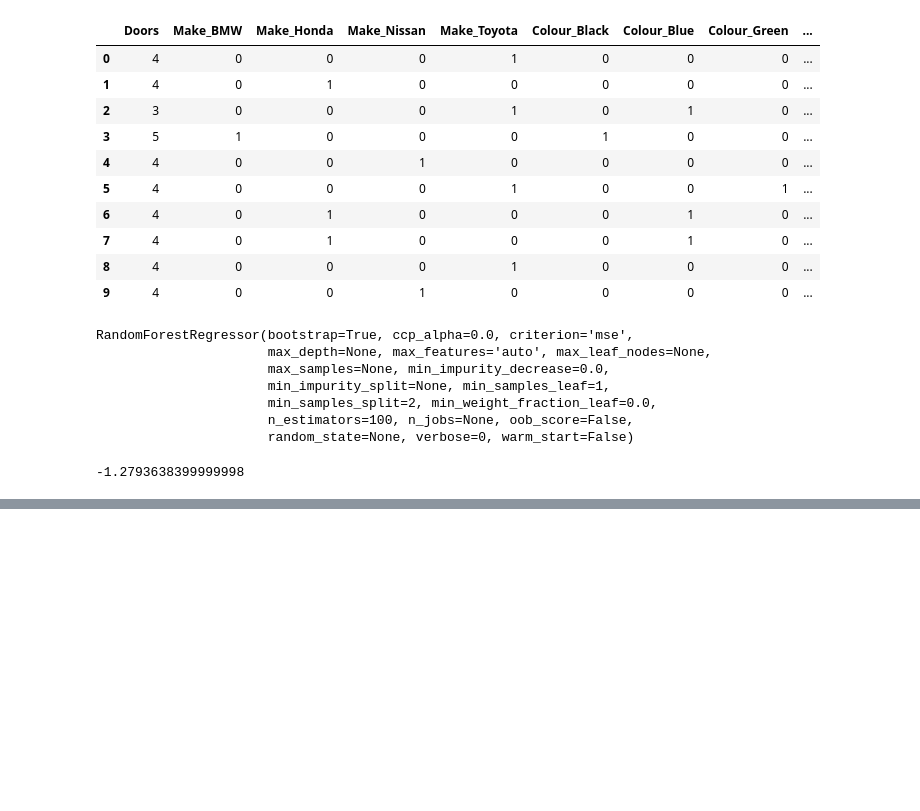
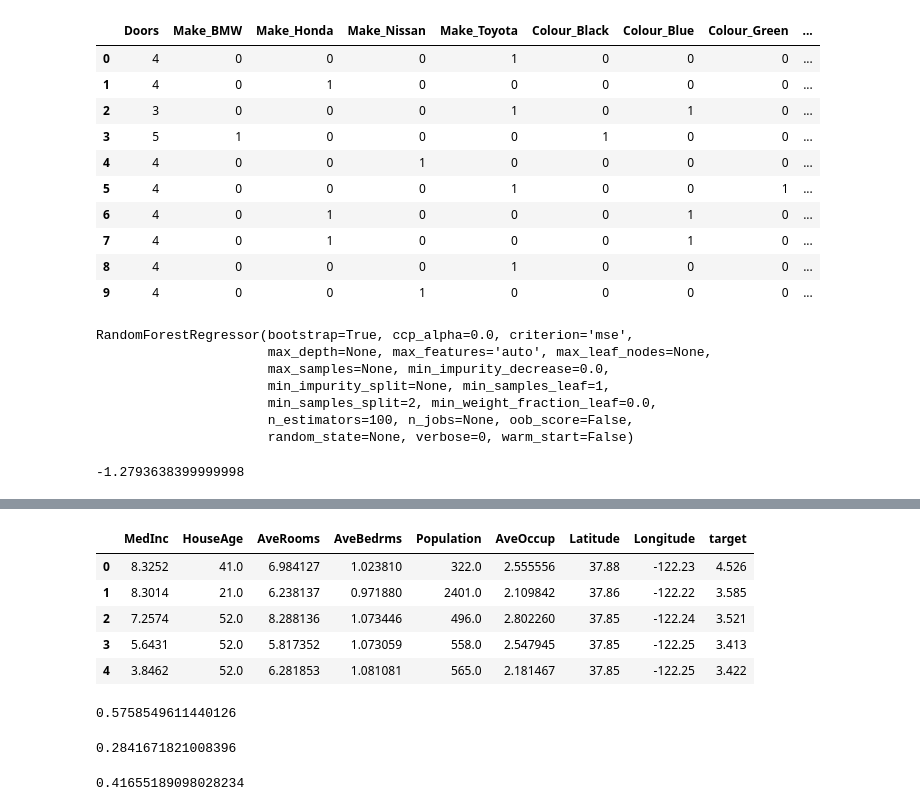
Before and after one commit to faridhuseynov/Udemy_ZTM, a Jupyter notebook: Scikit-learn/Untitled.ipynb, the cells around one changed output, grey strips where cells are left out. Drawn from its saved outputs; the diff is of its cells as text; code cells hidden in the pictures; blank space fills up the shorter version.

Commit message:
Added regression models

```diff
--- a/Scikit-learn/Untitled.ipynb
+++ b/Scikit-learn/Untitled.ipynb
@@ -114,0 +262,6 @@ model.score(X_test, y_test)
+# %%
+# Get California Housing dataset
+from sklearn.datasets import fetch_california_housing
+housing = fetch_california_housing()
+
+housing
@@ -114,0 +287,3 @@ model.score(X_test, y_test)
+# %%
+housing_df = pd.DataFrame(housing['data'],columns = housing['feature_names'])
+housing_df.head()
@@ -114,0 +297,51 @@ model.score(X_test, y_test)
+# %%
+housing_df['target'] = housing['target']
+# %%
+housing_df.head()
+# %% [output]
+|  | MedInc | HouseAge | AveRooms | AveBedrms | Population | AveOccup | Latitude | Longitude | target |
+| 0 | 8.3252 | 41.0 | 6.984127 | 1.023810 | 322.0 | 2.555556 | 37.88 | -122.23 | 4.526 |
+| 1 | 8.3014 | 21.0 | 6.238137 | 0.971880 | 2401.0 | 2.109842 | 37.86 | -122.22 | 3.585 |
+| 2 | 7.2574 | 52.0 | 8.288136 | 1.073446 | 496.0 | 2.802260 | 37.85 | -122.24 | 3.521 |
+| 3 | 5.6431 | 52.0 | 5.817352 | 1.073059 | 558.0 | 2.547945 | 37.85 | -122.25 | 3.413 |
+| 4 | 3.8462 | 52.0 | 6.281853 | 1.081081 | 565.0 | 2.181467 | 37.85 | -122.25 | 3.422 |
+# %%
+# Import algorithm/estimator
+from sklearn.linear_model import Ridge #this is done after looking on the ML model map
+
+# Setup random seed
+np.random.seed(42)
+
+# Create the data
+X = housing_df.drop("target", axis = 1)
+y = housing_df['target']
+
+# Split into train & test sets
+from sklearn.model_selection import train_test_split
+X_train, X_test, y_train, y_test = train_test_split(X, y, test_size = 0.2)
+
+# Instantiate and fit the model (on the training set)
+model = Ridge()
+model.fit(X_train, y_train)
+
+# Check the score of the model (on the test set)
+model.score(X_test, y_test)
+# %% [output]
+0.5758549611440126
+# %%
+from sklearn.linear_model import Lasso
+np.random.seed(42)
+
+model = Lasso()
+model.fit(X_train,y_train)
+model.score(X_test,y_test)
+# %% [output]
+0.2841671821008396
+# %%
+from sklearn.linear_model import ElasticNet
+model = ElasticNet()
+
+model.fit(X_train, y_train)
+model.score(X_test, y_test)
+# %% [output]
+0.41655189098028234
```
Also changed, not shown: parts of 14 cells of this notebook, 1 other file.
